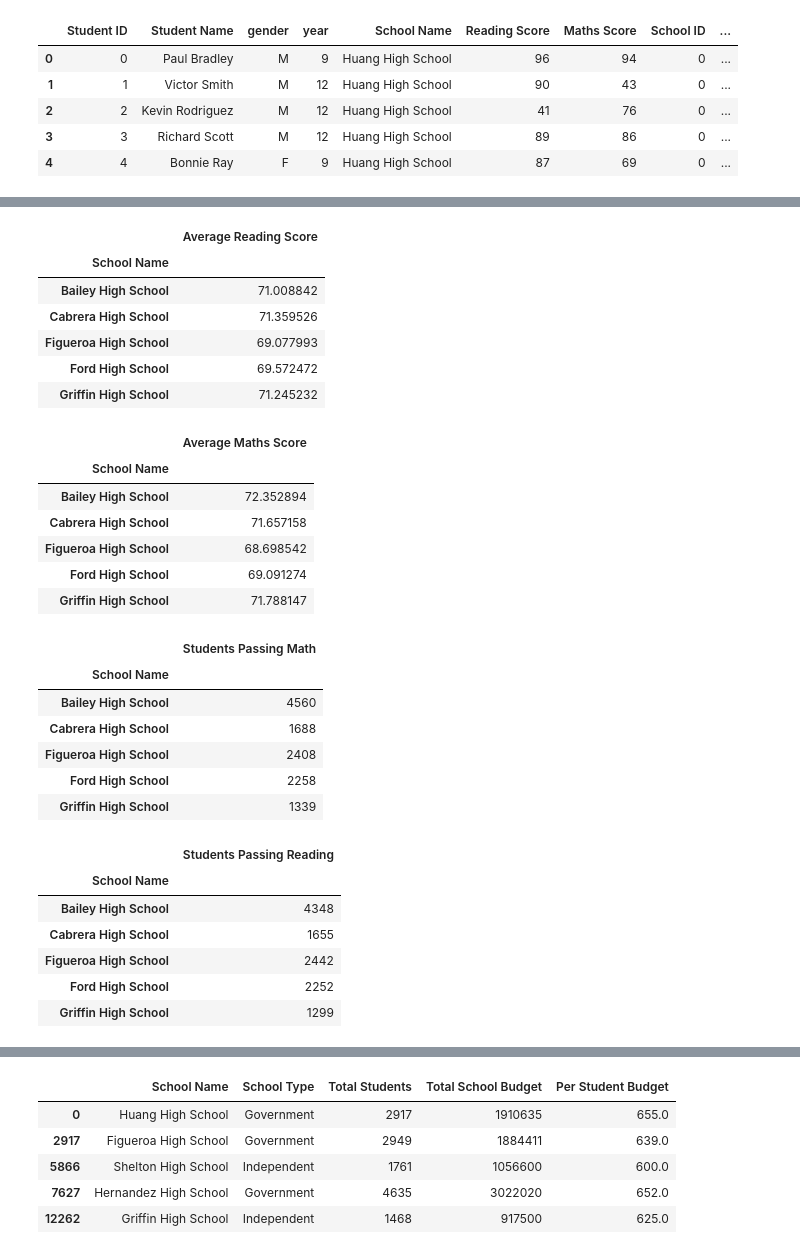
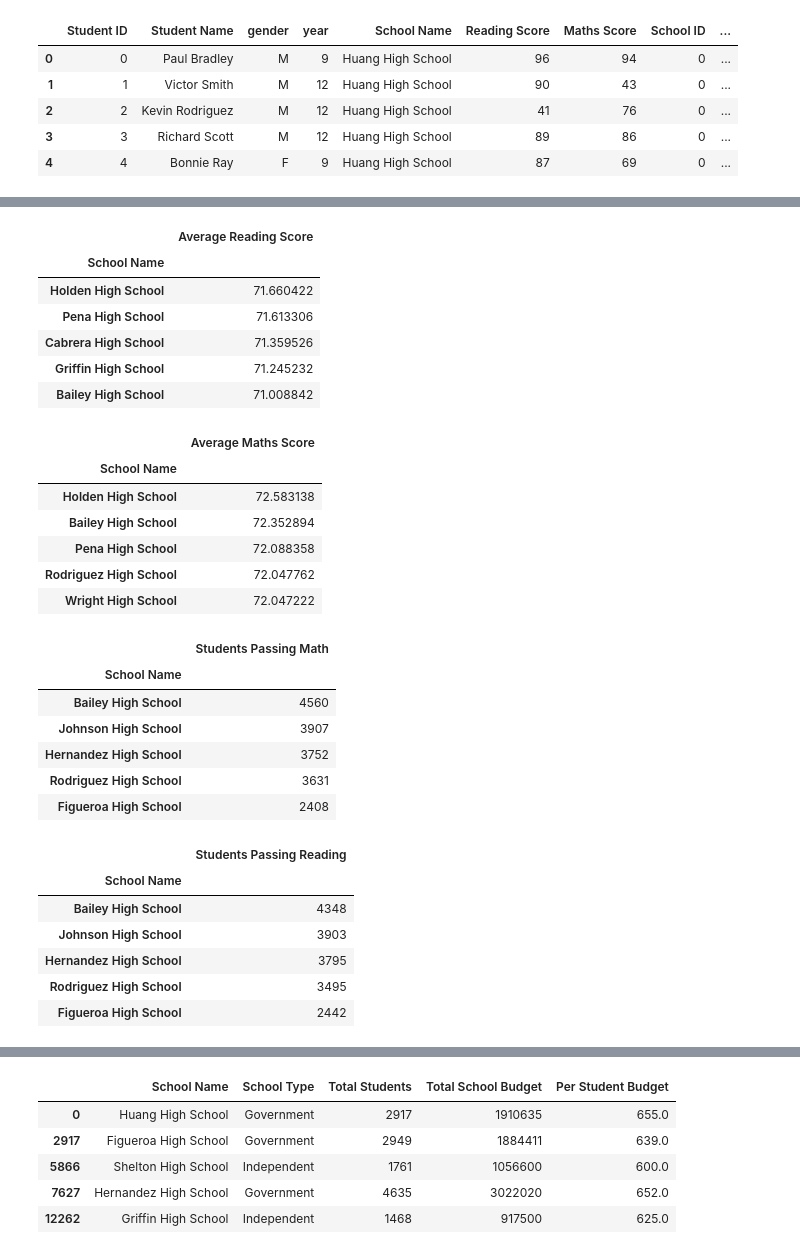
Before and after one commit to rajivwick/pandas-challenge, a Jupyter notebook: PyCitySchools/PyCitySchool.ipynb, the cells around one changed output, grey strips where cells are left out. Cells and saved outputs as stored; diff of their text form; code cells hidden in the pictures.

```diff
--- a/PyCitySchools/PyCitySchool.ipynb
+++ b/PyCitySchools/PyCitySchool.ipynb
@@ -58,57 +77,57 @@ perMR50 = round((stuMR50count/totStudents)*100,2)
 # %%
 aveRead = pd.DataFrame(school_data_complete.groupby(["School Name"])["Reading Score"].mean())
 aveRead["Average Reading Score"] = aveRead["Reading Score"]
-aveRead = aveRead[["Average Reading Score"]]
+aveRead = aveRead[["Average Reading Score"]].sort_values("Average Reading Score", ascending=False)
 aveRead.head()
 # %% [output]
 |  | Average Reading Score |
 | School Name |  |
+| Holden High School | 71.660422 |
+| Pena High School | 71.613306 |
+| Cabrera High School | 71.359526 |
+| Griffin High School | 71.245232 |
 | Bailey High School | 71.008842 |
-| Cabrera High School | 71.359526 |
-| Figueroa High School | 69.077993 |
-| Ford High School | 69.572472 |
-| Griffin High School | 71.245232 |
 # %%
 aveMath = pd.DataFrame(school_data_complete.groupby(["School Name"])["Maths Score"].mean())
 aveMath["Average Maths Score"] = aveMath["Maths Score"]
-aveMath = aveMath[["Average Maths Score"]]
+aveMath = aveMath[["Average Maths Score"]].sort_values("Average Maths Score", ascending=False)
 aveMath.head()
 # %% [output]
 |  | Average Maths Score |
 | School Name |  |
+| Holden High School | 72.583138 |
 | Bailey High School | 72.352894 |
-| Cabrera High School | 71.657158 |
-| Figueroa High School | 68.698542 |
-| Ford High School | 69.091274 |
-| Griffin High School | 71.788147 |
+| Pena High School | 72.088358 |
+| Rodriguez High School | 72.047762 |
+| Wright High School | 72.047222 |
 # %%
 passMath = pd.DataFrame(school_data_complete.loc[school_data_complete["Maths Score"] >= 50,:])
 passMath = pd.DataFrame(passMath.groupby("School Name").count())
 passMath = passMath.rename(columns = {"Maths Score":"Students Passing Math"})
-passMath = passMath[["Students Passing Math"]]
+passMath = passMath[["Students Passing Math"]].sort_values("Students Passing Math", ascending=False)
 passMath.head()
 # %% [output]
 |  | Students Passing Math |
 | School Name |  |
 | Bailey High School | 4560 |
-| Cabrera High School | 1688 |
+| Johnson High School | 3907 |
+| Hernandez High School | 3752 |
+| Rodriguez High School | 3631 |
 | Figueroa High School | 2408 |
-| Ford High School | 2258 |
-| Griffin High School | 1339 |
 # %%
 passRead = pd.DataFrame(school_data_complete.loc[school_data_complete["Reading Score"] >= 50,:])
 passRead = pd.DataFrame(passRead.groupby("School Name").count())
 passRead = passRead.rename(columns = {"Reading Score":"Students Passing Reading"})
-passRead = pd.DataFrame(passRead[["Students Passing Reading"]])
+passRead = pd.DataFrame(passRead[["Students Passing Reading"]]).sort_values("Students Passing Reading", ascending=False)
 passRead.head()
 # %% [output]
 |  | Students Passing Reading |
 | School Name |  |
 | Bailey High School | 4348 |
-| Cabrera High School | 1655 |
+| Johnson High School | 3903 |
+| Hernandez High School | 3795 |
+| Rodriguez High School | 3495 |
 | Figueroa High School | 2442 |
-| Ford High School | 2252 |
-| Griffin High School | 1299 |
 # %%
 passAll = pd.DataFrame(school_data_complete.loc[(school_data_complete["Reading Score"] >= 50)
                                                 & (school_data_complete["Maths Score"] >= 50),:])
```
Also changed, not shown: parts of 12 cells of this notebook.
